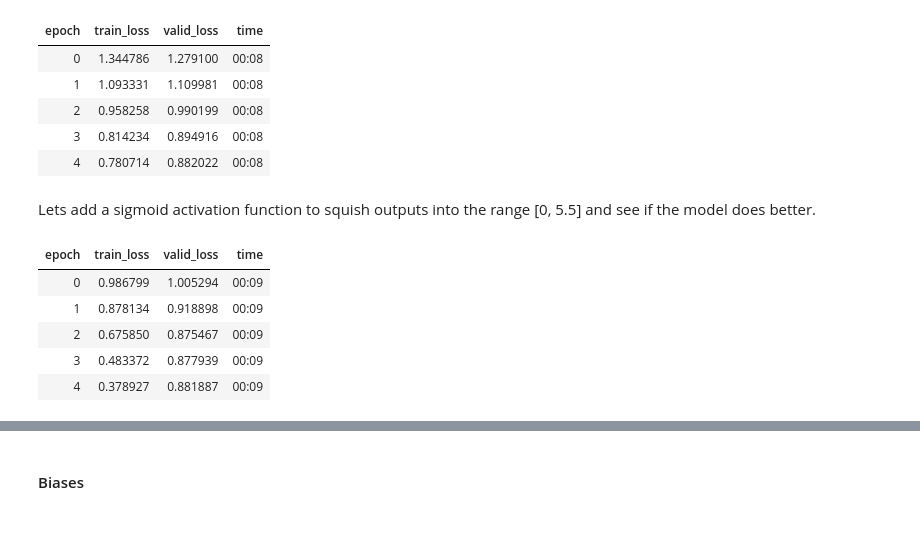
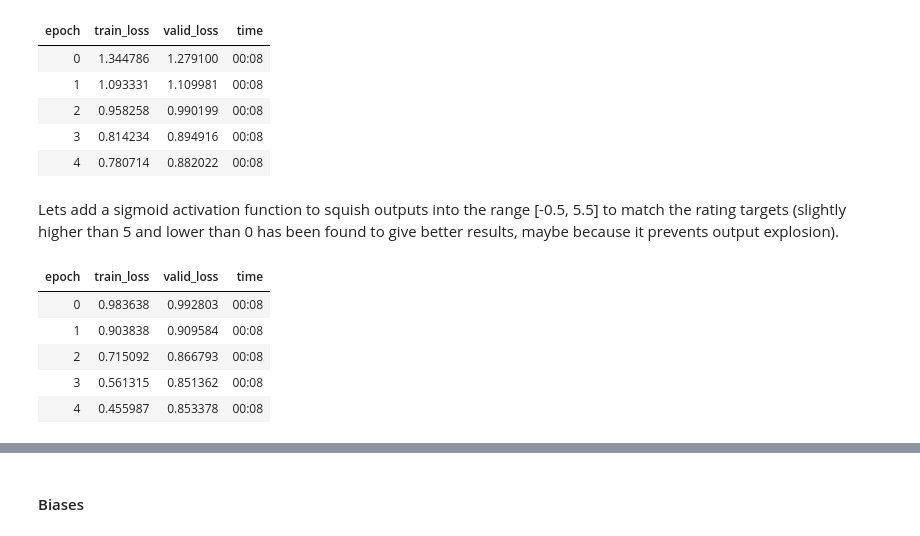
Before and after one commit to dqna64/fastbook-experimental, a Jupyter notebook: 08-1.ipynb, the cells around one changed output, grey strips where cells are left out. Saved outputs shown, nothing was run; the diff lists cells and outputs as text; code cells hidden in the pictures.

```diff
--- a/08-1.ipynb
+++ b/08-1.ipynb
@@ -145,10 +145,10 @@ learner.fit_one_cycle(5, 5e-3)
 | 3 | 0.814234 | 0.894916 | 00:08 |
 | 4 | 0.780714 | 0.882022 | 00:08 |
 # %% [markdown]
-Lets add a sigmoid activation function to squish outputs into the range [0, 5.5] and see if the model does better.
+Lets add a sigmoid activation function to squish outputs into the range [-0.5, 5.5] to match the rating targets (slightly higher than 5 and lower than 0 has been found to give better results, maybe because it prevents output explosion).
 # %%
 class DotProduct(Module):
-    def __init__(self, n_users, n_movies, n_factors, y_range=(0,5.5)):
+    def __init__(self, n_users, n_movies, n_factors, y_range=(-0.5, 5.5)):
         self.user_factors = Embedding(n_users, n_factors)
         self.movie_factors = Embedding(n_movies, n_factors)
         self.y_range = y_range
@@ -158,13 +158,13 @@ class DotProduct(Module):
         movies = self.movie_factors(x[:,1])
         return sigmoid_range((users * movies).sum(dim=1), *self.y_range)
 # %%
-model = DotProduct(n_users, n_movies, 50)
+model = DotProduct(n_users, n_movies, 50, y_range=[0, 5])
 learn = Learner(dataloaders, model, loss_func=MSELossFlat())
 learn.fit_one_cycle(5, 5e-3)
 # %% [output]
 | epoch | train_loss | valid_loss | time |
-| 0 | 0.986799 | 1.005294 | 00:09 |
-| 1 | 0.878134 | 0.918898 | 00:09 |
-| 2 | 0.675850 | 0.875467 | 00:09 |
-| 3 | 0.483372 | 0.877939 | 00:09 |
-| 4 | 0.378927 | 0.881887 | 00:09 |
+| 0 | 0.983638 | 0.992803 | 00:08 |
+| 1 | 0.903838 | 0.909584 | 00:08 |
+| 2 | 0.715092 | 0.866793 | 00:08 |
+| 3 | 0.561315 | 0.851362 | 00:08 |
+| 4 | 0.455987 | 0.853378 | 00:08 |
```
Also changed, not shown: parts of 27 cells of this notebook.
